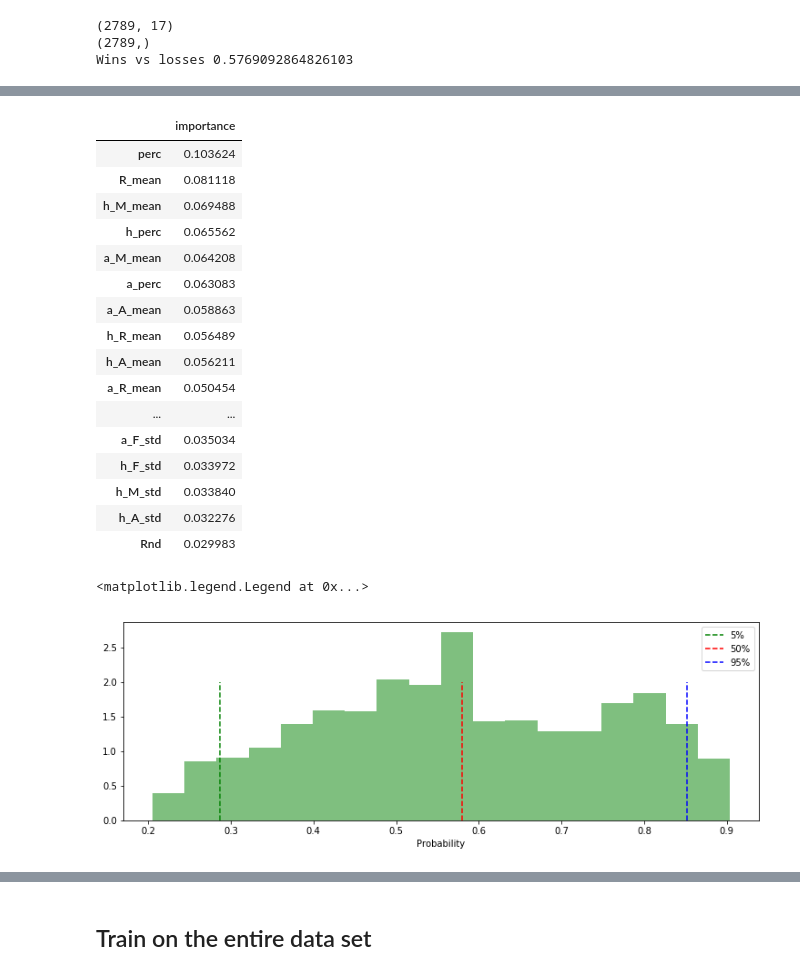
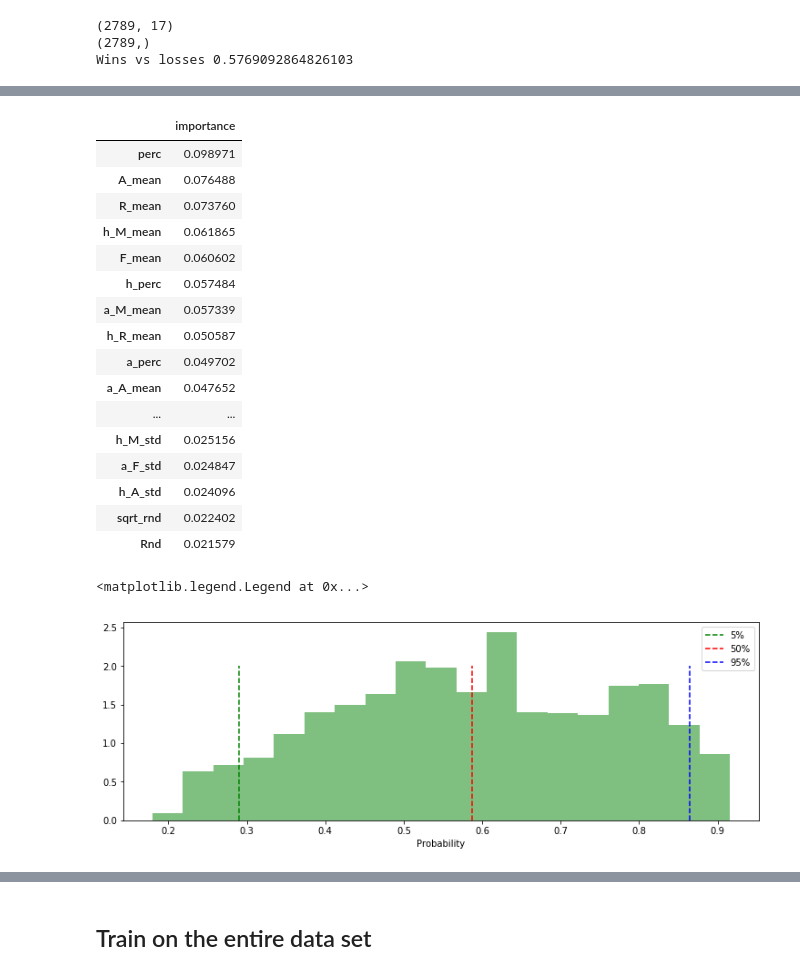
Before and after one commit to toddniven/AFL-Monash-comp, a Jupyter notebook: AFL historical model.ipynb, the cells around one changed output, grey strips where cells are left out. Drawn from its saved outputs; the diff is of its cells as text; code cells hidden in the pictures.

```diff
--- a/AFL historical model.ipynb
+++ b/AFL historical model.ipynb
@@ -128,5 +128,5 @@ pd.DataFrame(X_list[0], columns=cols).head()
 | 4 | 15.0 | 97.307692 | 17.397545 | 72.076923 | 30.406127 | 25.230769 | 30.406127 | 0.769231 | 1.350053 | 88.307692 | ... |
 # %%
 from modelling.training import Training
-scores, best_models = Training(25, 65).train(X_list, y_list)
+scores, best_models = Training(50, 65).train(X_list, y_list)
 # %% [output]
@@ -154,29 +163,27 @@ print(np.mean(scores))
 # %%
-def averagingImp(models=[]):
-    predictions = np.column_stack([
-        model.feature_importances_ for model in models
-    ])
-    return np.mean(predictions, axis=1)
+from helper_functions.functions import Helpers
 
-imp = pd.DataFrame(data=averagingImp(best_models),
-             index=Features().cols() + ['perc','R_mean'],
+features = Features().div_cols(X_list[0]).columns
+
+imp = pd.DataFrame(data=Helpers().averagingImp(best_models),
+             index=features,
              columns=['importance']).sort_values(by=['importance'], ascending=False)
 imp
 # %% [output]
 |  | importance |
-| perc | 0.103624 |
-| R_mean | 0.081118 |
-| h_M_mean | 0.069488 |
-| h_perc | 0.065562 |
-| a_M_mean | 0.064208 |
-| a_perc | 0.063083 |
-| a_A_mean | 0.058863 |
-| h_R_mean | 0.056489 |
-| h_A_mean | 0.056211 |
-| a_R_mean | 0.050454 |
+| perc | 0.098971 |
+| A_mean | 0.076488 |
+| R_mean | 0.073760 |
+| h_M_mean | 0.061865 |
+| F_mean | 0.060602 |
+| h_perc | 0.057484 |
+| a_M_mean | 0.057339 |
+| h_R_mean | 0.050587 |
+| a_perc | 0.049702 |
+| a_A_mean | 0.047652 |
 | ... | ... |
-| a_F_std | 0.035034 |
-| h_F_std | 0.033972 |
-| h_M_std | 0.033840 |
-| h_A_std | 0.032276 |
-| Rnd | 0.029983 |
+| h_M_std | 0.025156 |
+| a_F_std | 0.024847 |
+| h_A_std | 0.024096 |
+| sqrt_rnd | 0.022402 |
+| Rnd | 0.021579 |
@@ -189,17 +190,17 @@ def averagingModels(X, models=[]):
 # %%
 plt.figure(figsize=(12.5,4))
 line_height = 2
-data = averagingModels(np.concatenate(X_list, axis=0), best_models)
+data = Helpers().averagingModels(np.concatenate(X_list, axis=0), best_models)
 x = plt.hist(data, bins='auto', density=True, facecolor='green', alpha=0.5)
 
 plt.vlines(np.percentile(data, 5), 0, line_height, linestyle="--", colors='green', label="5%")
 plt.vlines(np.percentile(data, 50), 0, line_height, linestyle="--", colors='red', label="50%")
 plt.vlines(np.percentile(data, 95), 0, line_height, linestyle="--", colors='blue', label="95%")
 plt.xlabel('Probability')
 plt.legend()
 # %% [output]
 <matplotlib.legend.Legend at 0x...>
-[figure, old version]
+[figure, new version]
 # %%
 rows = []
 for model in best_models:
```
Also changed, not shown: parts of 14 cells of this notebook, 4 other files.
